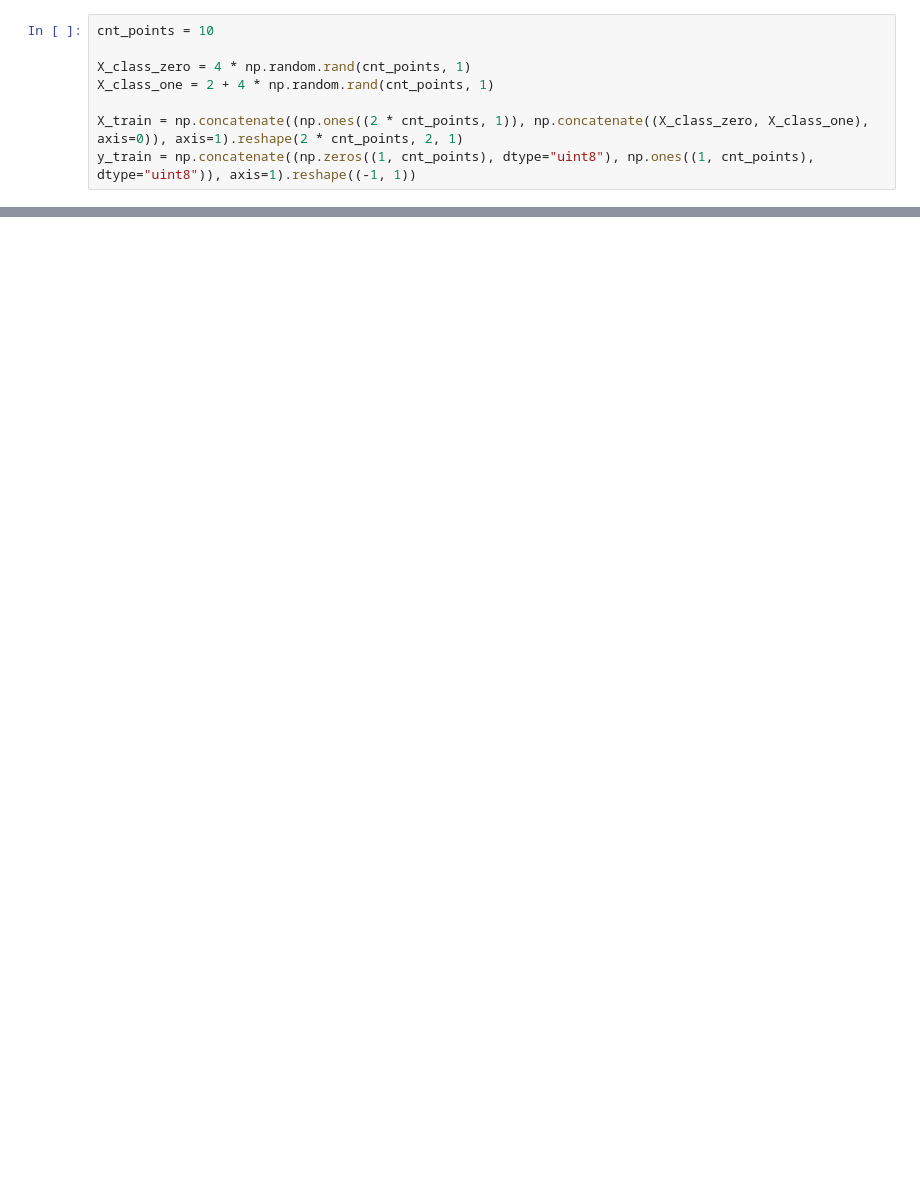
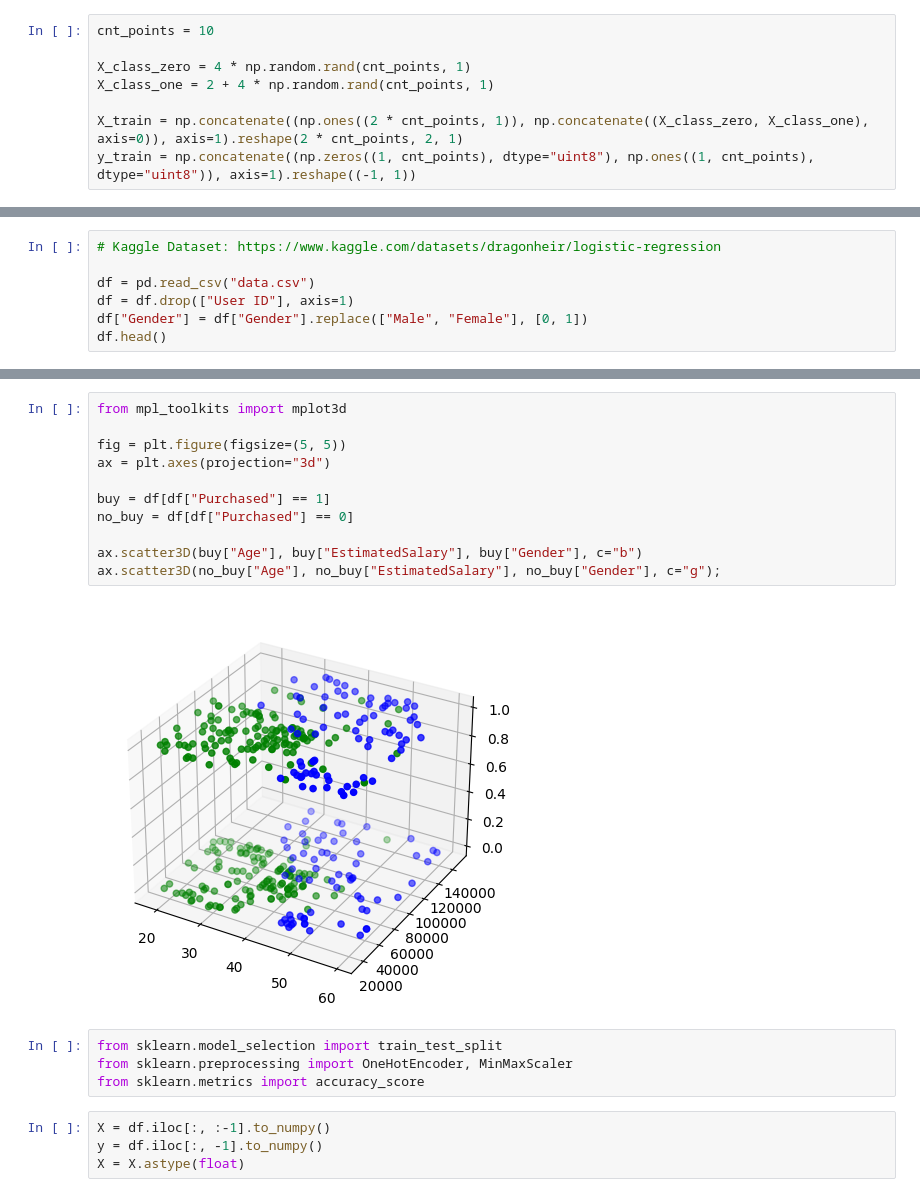
Before and after one commit to xbaotg/LearningML, a Jupyter notebook: Algorithms/LogisticRegression/main.ipynb, the cells around one changed output, grey strips where cells are left out. Drawn from its saved outputs; the diff is of its cells as text; blank space fills up the shorter version.

```diff
--- a/Algorithms/LogisticRegression/main.ipynb
+++ b/Algorithms/LogisticRegression/main.ipynb
@@ -98,0 +105,7 @@ plt.plot(x[:, 1, 0], y[:, :, 0]);
+# %%
+# Kaggle Dataset: https://www.kaggle.com/datasets/dragonheir/logistic-regression
+
+df = pd.read_csv("data.csv")
+df = df.drop(["User ID"], axis=1)
+df["Gender"] = df["Gender"].replace(["Male", "Female"], [0, 1])
+df.head()
@@ -98,0 +119,21 @@ plt.plot(x[:, 1, 0], y[:, :, 0]);
+# %%
+from mpl_toolkits import mplot3d
+
+fig = plt.figure(figsize=(5, 5))
+ax = plt.axes(projection="3d")
+
+buy = df[df["Purchased"] == 1]
+no_buy = df[df["Purchased"] == 0]
+
+ax.scatter3D(buy["Age"], buy["EstimatedSalary"], buy["Gender"], c="b")
+ax.scatter3D(no_buy["Age"], no_buy["EstimatedSalary"], no_buy["Gender"], c="g");
+# %% [output]
+[figure, added]
+# %%
+from sklearn.model_selection import train_test_split
+from sklearn.preprocessing import OneHotEncoder, MinMaxScaler
+from sklearn.metrics import accuracy_score
+# %%
+X = df.iloc[:, :-1].to_numpy()
+y = df.iloc[:, -1].to_numpy()
+X = X.astype(float)
```
Also changed, not shown: parts of 10 cells of this notebook.
